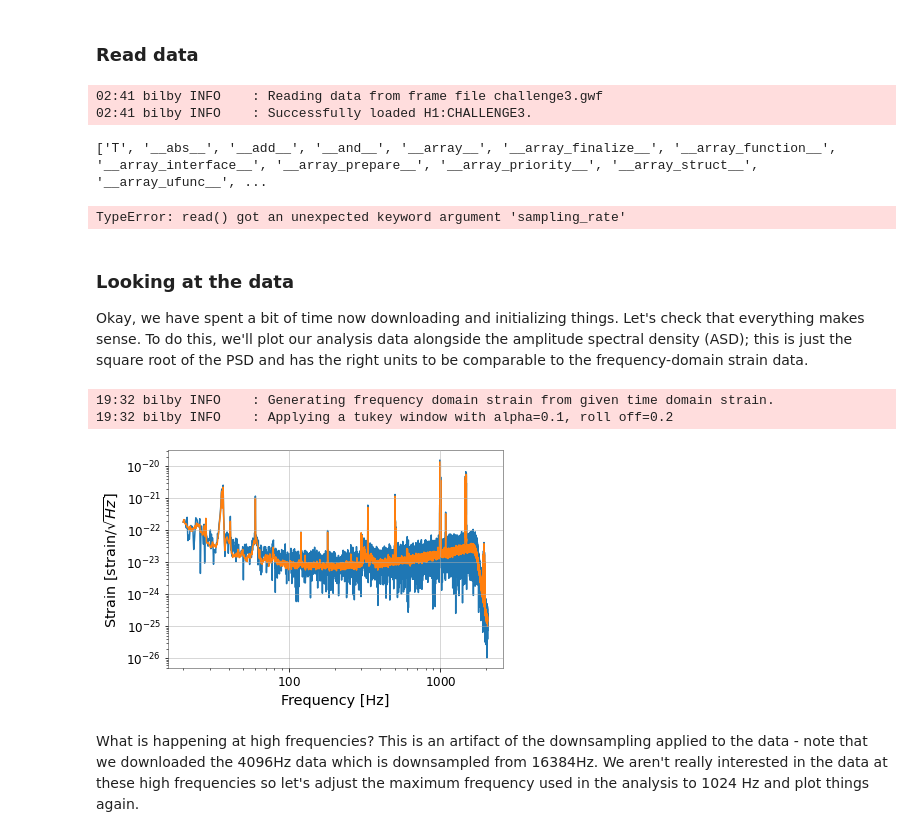
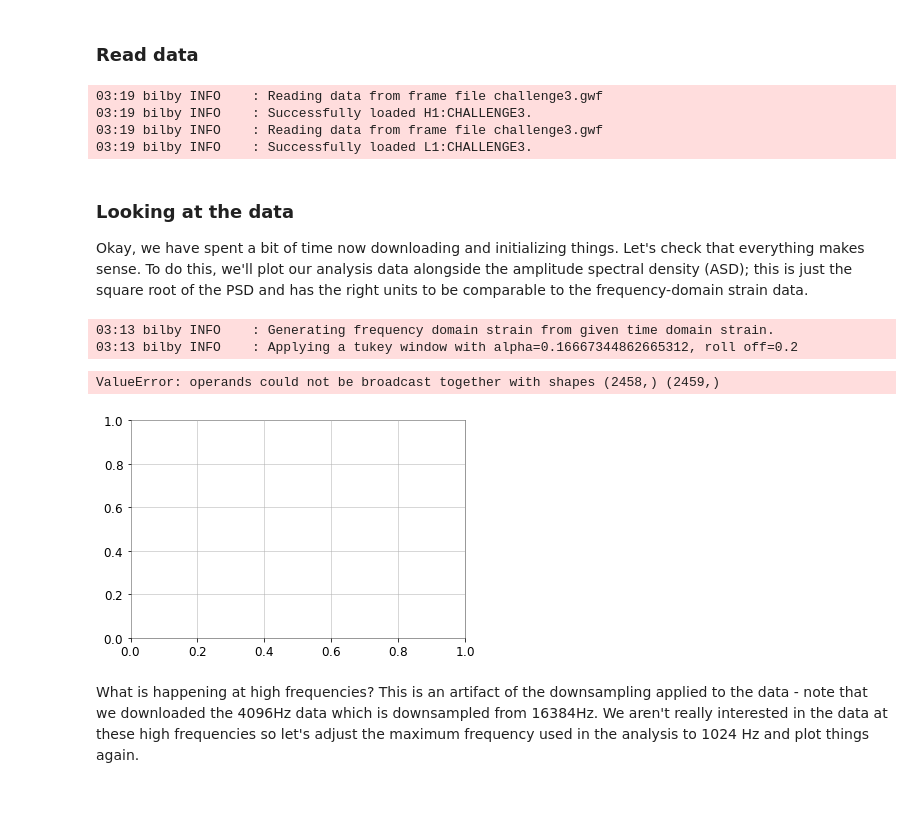
Before and after one commit to SYLau/odw-2022, a Jupyter notebook: Challenge/PE_with_bilby.ipynb, the cells around one changed output. Cells and saved outputs as stored; diff of their text form; code cells hidden in the pictures; blank space fills up the shorter version.

```diff
--- a/Challenge/PE_with_bilby.ipynb
+++ b/Challenge/PE_with_bilby.ipynb
@@ -40,36 +40,41 @@ for ifo_name in ['H1','L1']:
     ifo=bilby.gw.detector.get_empty_interferometer(ifo_name)
     ifo.set_strain_data_from_frame_file('challenge3.gwf',sampling_rate, duration, start_time=start_time ,channel=ifo_name+':CHALLENGE3')
 
-    data = TimeSeries.read('challenge3.gwf',channel=ifo_name+':CHALLENGE3')
 
-    psd_data = TimeSeries.read('challenge3.gwf',sampling_rate=sampling_rate, duration=psd_duration, start_time=psd_start_time,channel=ifo_name+':CHALLENGE3')
+    gwpy_strain = TimeSeries.read('challenge3.gwf', channel=ifo_name+":CHALLENGE3")
+    sampling_rate_raw=1/gwpy_strain.dt
+    segment = (int((start_time-psd_duration)*sampling_rate_raw.value), int((start_time)*sampling_rate_raw.value))
+    ifo_psd_data = gwpy_strain[segment[0]:segment[1]]
+
     psd_alpha = 2 * ifo.strain_data.roll_off / duration
-    psd = psd_data.psd(fftlength=duration, overlap=0, window=("tukey", psd_alpha), method="median")
-    ifo.power_spectral_density = bilby.gw.detector.PowerSpectralDensity(frequency_array=psd.frequencies.value, psd_array=psd.value)
+    ifo_psd = ifo_psd_data.psd(fftlength=duration, overlap=0, window=("tukey", psd_alpha), method="median")
+    ifo.power_spectral_density = bilby.gw.detector.PowerSpectralDensity(frequency_array=ifo_psd.frequencies.value, psd_array=ifo_psd.value)
+    #print(len(ifo.time_domain_strain))
 
     interferometers.append(ifo)
 # %% [output]
-02:41 bilby INFO    : Reading data from frame file challenge3.gwf
-02:41 bilby INFO    : Successfully loaded H1:CHALLENGE3.
+03:19 bilby INFO    : Reading data from frame file challenge3.gwf
+03:19 bilby INFO    : Successfully loaded H1:CHALLENGE3.
+03:19 bilby INFO    : Reading data from frame file challenge3.gwf
+03:19 bilby INFO    : Successfully loaded L1:CHALLENGE3.
-['T', '__abs__', '__add__', '__and__', '__array__', '__array_finalize__', '__array_function__', '__array_interface__', '__array_prepare__', '__array_priority__', '__array_struct__', '__array_ufunc__', ...
-TypeError: read() got an unexpected keyword argument 'sampling_rate'
 # %% [markdown]
 ### Looking at the data
 Okay, we have spent a bit of time now downloading and initializing things. Let's check that everything makes sense. To do this, we'll plot our analysis data alongside the amplitude spectral density (ASD); this is just the square root of the PSD and has the right units to be comparable to the frequency-domain strain data.
 # %%
 fig, ax = plt.subplots()
-idxs = ifo['H1'].strain_data.frequency_mask  # This is a boolean mask of the frequencies which we'll use in the analysis
-ax.loglog(ifo['H1'].strain_data.frequency_array[idxs],
-          np.abs(ifo['H1'].strain_data.frequency_domain_strain[idxs]))
-ax.loglog(ifo['H1'].power_spectral_density.frequency_array[idxs],
-          ifo['H1'].power_spectral_density.asd_array[idxs])
+idxs = interferometers[0].strain_data.frequency_mask  # This is a boolean mask of the frequencies which we'll use in the analysis
+ax.loglog(interferometers[0].strain_data.frequency_array[idxs],
+          np.abs(interferometers[0].strain_data.frequency_domain_strain[idxs]))
+ax.loglog(interferometers[0].power_spectral_density.frequency_array[idxs],
+          interferometers[0].power_spectral_density.asd_array[idxs])
 ax.set_xlabel("Frequency [Hz]")
 ax.set_ylabel("Strain [strain/$\sqrt{Hz}$]")
 plt.show()
 # %% [output]
-19:32 bilby INFO    : Generating frequency domain strain from given time domain strain.
-19:32 bilby INFO    : Applying a tukey window with alpha=0.1, roll off=0.2
+03:13 bilby INFO    : Generating frequency domain strain from given time domain strain.
+03:13 bilby INFO    : Applying a tukey window with alpha=0.16667344862665312, roll off=0.2
+ValueError: operands could not be broadcast together with shapes (2458,) (2459,)
-[figure, old version]
+[figure, new version]
 # %% [markdown]
 What is happening at high frequencies? This is an artifact of the downsampling applied to the data - note that we downloaded the 4096Hz data which is downsampled from 16384Hz. We aren't really interested in the data at these high frequencies so let's adjust the maximum frequency used in the analysis to 1024 Hz and plot things again.
 # %%
```
Also changed, not shown: parts of 1 cell of this notebook.
